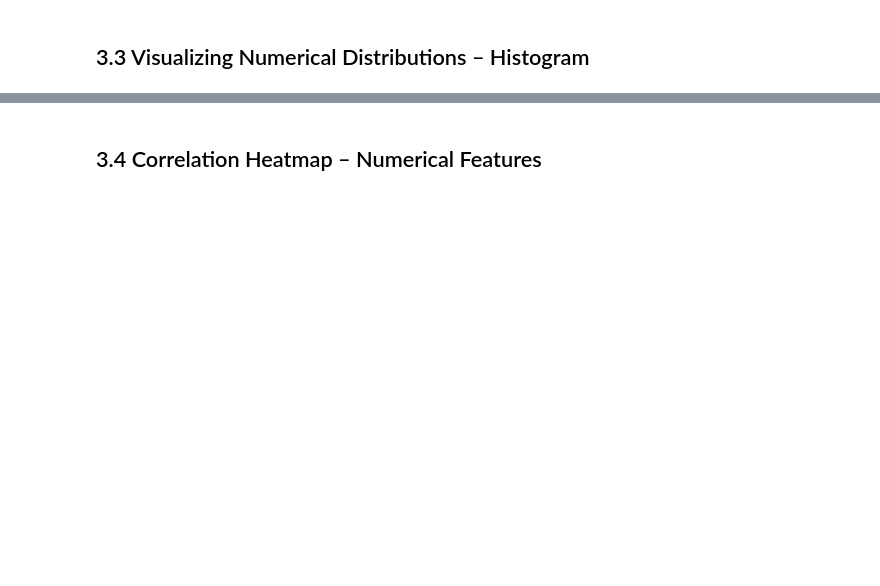
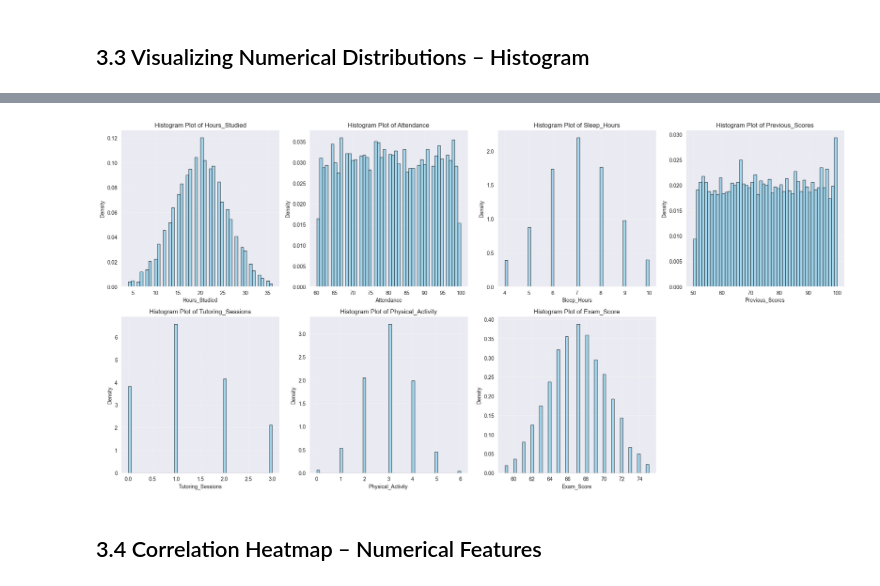
Before and after one commit to Ali-Tharwat/Elevvo-ML-Tasks, a Jupyter notebook: Task 1 - Student Score Prediction/StudentPrediction.ipynb, the cells around one changed output, grey strips where cells are left out. Drawn from its saved outputs; the diff is of its cells as text; code cells hidden in the pictures; blank space fills up the shorter version.

```diff
--- a/Task 1 - Student Score Prediction/StudentPrediction.ipynb
+++ b/Task 1 - Student Score Prediction/StudentPrediction.ipynb
@@ -346,27 +366,47 @@ for col in num_cols:
 # %% [markdown]
 ## 3.3 Visualizing Numerical Distributions – Histogram
 # %%
+# Plotly version
 for col in num_cols:
     fig = px.histogram(df, x=col, nbins=50, opacity=0.7,
                        histnorm='density', title=f"Histogram Plot of {col}",
                        color_discrete_sequence=["skyblue"])
 
     fig.update_traces(marker_line_width=0)
     fig.update_layout(
         title_font=dict(size=16, family='Arial', color='black'),
         xaxis_title=col,
         yaxis_title="Density",
         template='plotly_white',
         showlegend=False
     )
     fig.show()
+
+# Matplotlib version for GitHub compatibility
+fig, axes = plt.subplots(2, 4, figsize=(20, 10))
+axes = axes.ravel()
+
+for i, col in enumerate(num_cols.columns):
+    axes[i].hist(df[col], bins=50, alpha=0.7, color='skyblue', density=True, edgecolor='black')
+    axes[i].set_title(f'Histogram Plot of {col}')
+    axes[i].set_xlabel(col)
+    axes[i].set_ylabel('Density')
+    axes[i].grid(True, alpha=0.3)
+
+# Hide empty subplots
+for i in range(len(num_cols.columns), len(axes)):
+    axes[i].set_visible(False)
+
+plt.tight_layout()
+plt.show()
 # %% [output]
 [interactive output not drawn]
 [interactive output not drawn]
 [interactive output not drawn]
 [interactive output not drawn]
 [interactive output not drawn]
 [interactive output not drawn]
 [interactive output not drawn]
+[figure, added]
 # %% [markdown]
 ## 3.4 Correlation Heatmap – Numerical Features
```
Also changed, not shown: parts of 7 cells of this notebook, 8 other files.
